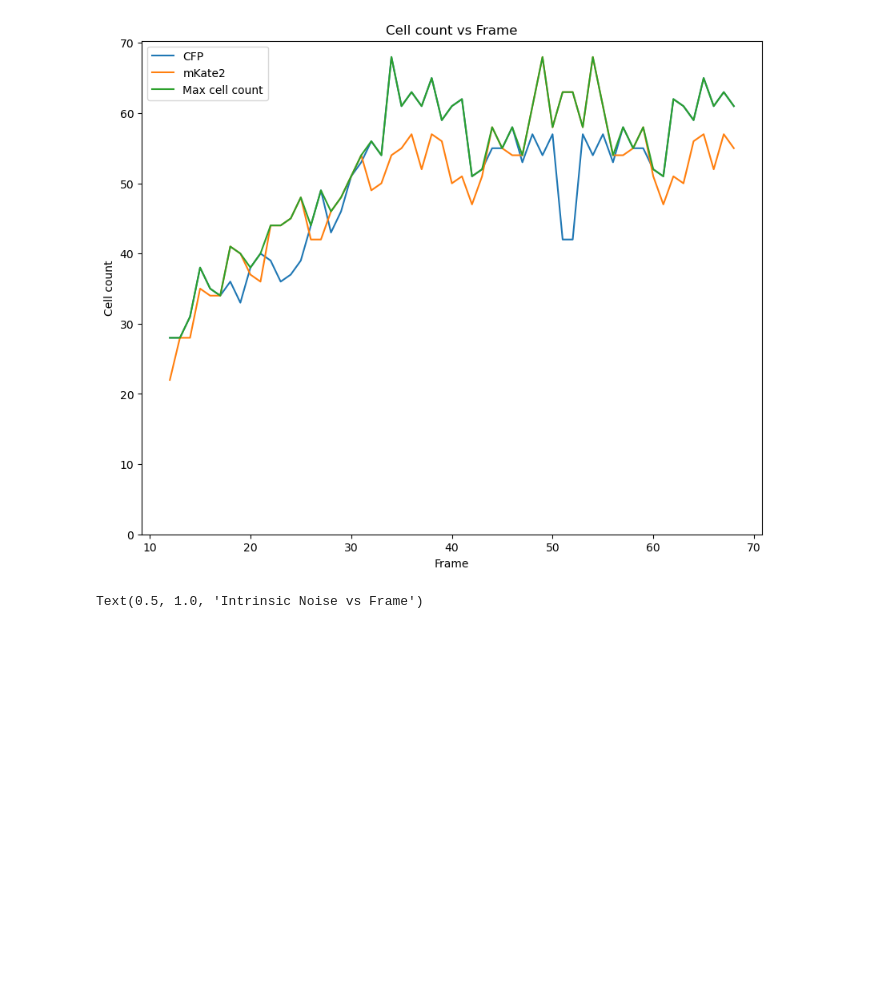
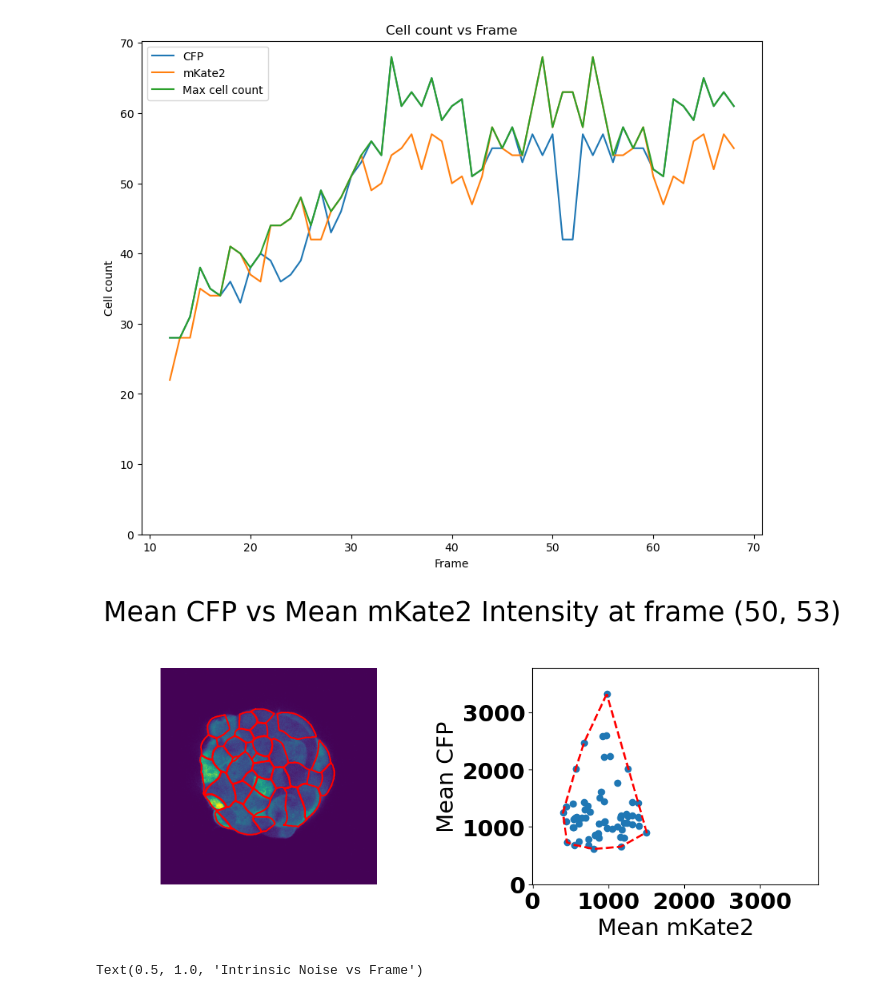
Before and after one commit to degtrdg/spheroid-analysis, a Jupyter notebook: cell_seg_data_aug.ipynb, the cells around one changed output. Drawn from its saved outputs; the diff is of its cells as text; code cells hidden in the pictures; blank space fills up the shorter version.

```diff
--- a/cell_seg_data_aug.ipynb
+++ b/cell_seg_data_aug.ipynb
@@ -161,6 +163,103 @@ data["cv_blue"] = cv_blue
 data["lim"] = max_limit
 data["augment"] = True
 plots.create_gif_filenames(name_of_file, plotting_function, filenames, data)
+# %%
+def get_noise_not_centered(points_blue, points_red):
+    """
+    From Bleris and does not assume that noise is on y = x line
+    """
+    cov = np.cov(points_blue, points_red)
+    cov = cov[0,1]
+    points_blue_mean = np.mean(points_blue)
+    points_red_mean = np.mean(points_red)
+    # Extrinsic
+    extrinsic = cov/(points_blue_mean * points_red_mean)
+    # Intrinsic
+    delta = 1
+    red_std = np.std(points_red)
+    blue_std = np.std(points_blue)
+    alpha = blue_std**2 - (red_std**2)*delta + np.sqrt((blue_std**2 - (red_std**2)*delta)**2 + 4*delta*cov**2)
+    beta = 2*cov
+    ms = (alpha**2*red_std**2 - 2*alpha*beta*cov + beta**2*blue_std**2)/(alpha**2+beta**2) # what if numerator is negative?
+    # if ms < 0:
+    #     print('ms is negative')
+    #     print(f'alpha: {alpha}, beta: {beta}, red_std: {red_std}, blue_std: {blue_std}, cov: {cov} ms: {ms}')
+    #     print(f'points_blue: {points_blue}, points_red: {points_red}')
+    intrinsic = (abs(ms))/(points_blue_mean * points_red_mean)
+    return (intrinsic, extrinsic, intrinsic+extrinsic)
+
+from library import plots
+def blue_red_cell_scatter(file,data):
+    font = {'weight':'bold','size': 22}
+    plt.rc('font', **font)
+
+    if 'augment' in data and data['augment']:
+        means_blue1, means_red1, outlines, dat_blue = plots.get_cell_means(file[0])
+        means_blue2, means_red2, outlines, dat_blue = plots.get_cell_means(file[1])
+        means_blue = np.concatenate((means_blue1, means_blue2))
+        means_red = np.concatenate((means_red1, means_red2))
+    else:
+        means_blue, means_red, outlines, dat_blue = plots.get_cell_means(file)
+
+    # plot image with outlines overlaid in red (this is for blue segmentation)
+    # Create a figure with 3 subplots side by side
+    fig, (ax1, ax2) = plt.subplots(1, 2, figsize=(10, 5))
+    ax1.imshow(dat_blue['img'])
+    for o in outlines:
+        ax1.plot(o[:,0], o[:,1], color='r')
+
+    ax1.axis('off')
+
+    if 'remove_outliers' in data and data['remove_outliers']:
+        points = np.array([means_red, means_blue]).T
+        outliers, _ = plots.mahalanobis_method(points)
+        # Remove outliers from points
+        points = np.delete(points, outliers, axis=0)
+        means_red = points[:,0]
+        means_blue = points[:,1]
+        # print(f'Number of cells after removing outliers: {len(points)}')
+
+    # scatter plot
+    ax2.plot(means_red, means_blue, 'o')
+    ax2.set_xlabel('Mean mKate2')
+    ax2.set_ylabel('Mean CFP')
+    ax2.set_ylim(-0.5, data['lim'])
+    ax2.set_xlim(-0.5, data['lim'])
+    fig.suptitle(f'Mean CFP vs Mean mKate2 Intensity at frame {file}')
+    # Remove axis labels and tick marks from all subplots
+
+    # Convex Hull around the data points
+    points = np.array([means_red, means_blue]).T
+    hull = ConvexHull(points)
+    ax2.plot(np.append(points[hull.vertices,0],points[hull.vertices[0],0]), np.append(points[hull.vertices,1],points[hull.vertices[0],1]), 'r--', lw=2)
+    plt.tight_layout()
+
+    # intrinsic and extrinsic noise
+    intrinsic, extrinsic, total = get_noise_not_centered(means_red, means_blue)
+    data["intrinsics"].append(intrinsic)
+    data["extrinsics"].append(extrinsic)
+    data["totals"].append(total)
+    data["cv_red"].append(np.std(means_red)/np.mean(means_red))
+    data["cv_blue"].append(np.std(means_blue)/np.mean(means_blue))
+
+# plotting_function = plots.blue_red_cell_scatter
+plotting_function = blue_red_cell_scatter
+intrinsics = []
+extrinsics = []
+totals = []
+cv_red = []
+cv_blue = []
+data = {}
+data['intrinsics'] = intrinsics
+data['extrinsics'] = extrinsics
+data['totals'] = totals
+data["cv_red"] = cv_red
+data["cv_blue"] = cv_blue
+data["lim"] = max_limit
+data["augment"] = True
+blue_red_cell_scatter((50,53), data)
+# %% [output]
+[figure, added]
 # %%
 filenames= np.array(filenames)
 # Plot intrinsic noise
```
Also changed, not shown: parts of 12 cells of this notebook, 4 other files.
